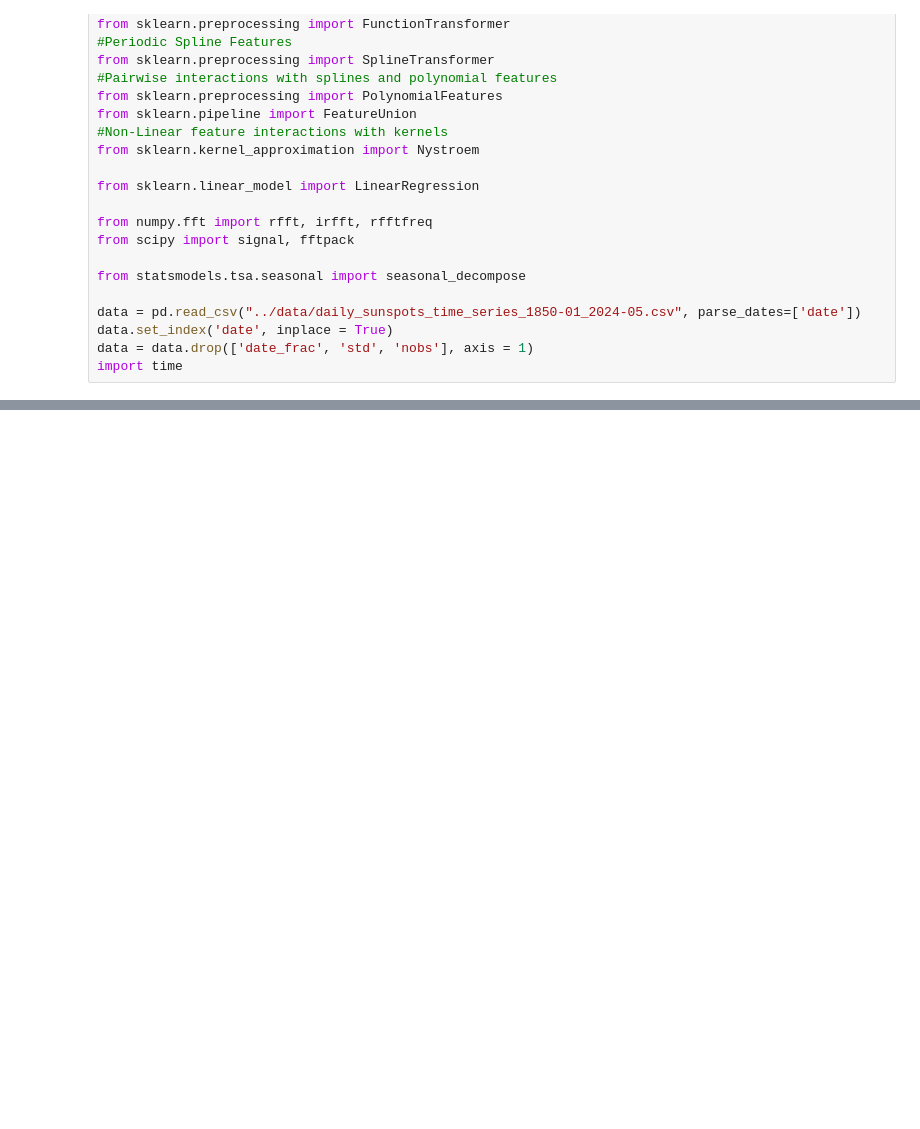
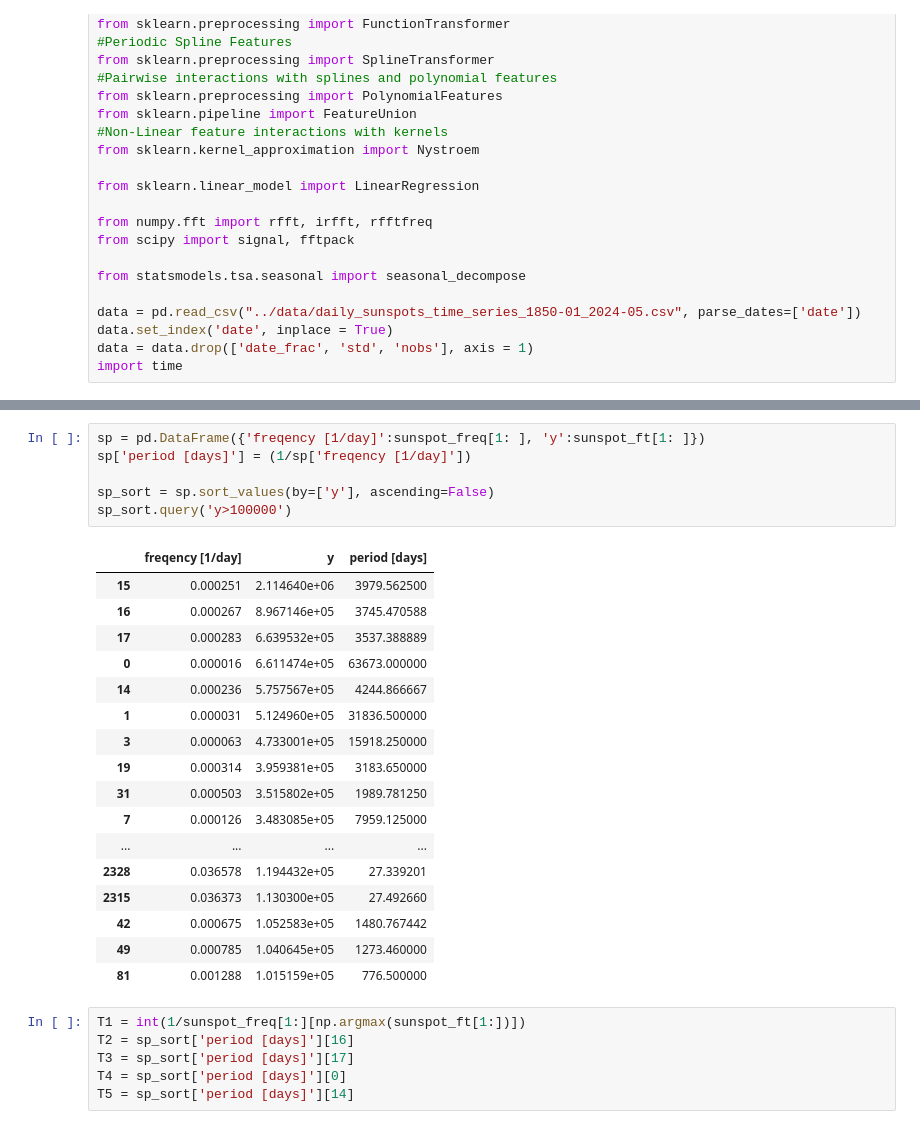
Before and after one commit to dharmateja-masetty/ConvolutionalTimeTravellers, a Jupyter notebook: notebooks/TS_clean.ipynb, the cells around one changed output, grey strips where cells are left out. Saved outputs shown, nothing was run; the diff lists cells and outputs as text; blank space fills up the shorter version.

```diff
--- a/notebooks/TS_clean.ipynb
+++ b/notebooks/TS_clean.ipynb
@@ -45,0 +56,30 @@ import time
+# %%
+sp = pd.DataFrame({'freqency [1/day]':sunspot_freq[1: ], 'y':sunspot_ft[1: ]})
+sp['period [days]'] = (1/sp['freqency [1/day]'])
+
+sp_sort = sp.sort_values(by=['y'], ascending=False)
+sp_sort.query('y>100000')
+# %% [output]
+|  | freqency [1/day] | y | period [days] |
+| 15 | 0.000251 | 2.114640e+06 | 3979.562500 |
+| 16 | 0.000267 | 8.967146e+05 | 3745.470588 |
+| 17 | 0.000283 | 6.639532e+05 | 3537.388889 |
+| 0 | 0.000016 | 6.611474e+05 | 63673.000000 |
+| 14 | 0.000236 | 5.757567e+05 | 4244.866667 |
+| 1 | 0.000031 | 5.124960e+05 | 31836.500000 |
+| 3 | 0.000063 | 4.733001e+05 | 15918.250000 |
+| 19 | 0.000314 | 3.959381e+05 | 3183.650000 |
+| 31 | 0.000503 | 3.515802e+05 | 1989.781250 |
+| 7 | 0.000126 | 3.483085e+05 | 7959.125000 |
+| ... | ... | ... | ... |
+| 2328 | 0.036578 | 1.194432e+05 | 27.339201 |
+| 2315 | 0.036373 | 1.130300e+05 | 27.492660 |
+| 42 | 0.000675 | 1.052583e+05 | 1480.767442 |
+| 49 | 0.000785 | 1.040645e+05 | 1273.460000 |
+| 81 | 0.001288 | 1.015159e+05 | 776.500000 |
+# %%
+T1 = int(1/sunspot_freq[1:][np.argmax(sunspot_ft[1:])])
+T2 = sp_sort['period [days]'][16]
+T3 = sp_sort['period [days]'][17]
+T4 = sp_sort['period [days]'][0]
+T5 = sp_sort['period [days]'][14]
```
Also changed, not shown: parts of 13 cells of this notebook.
